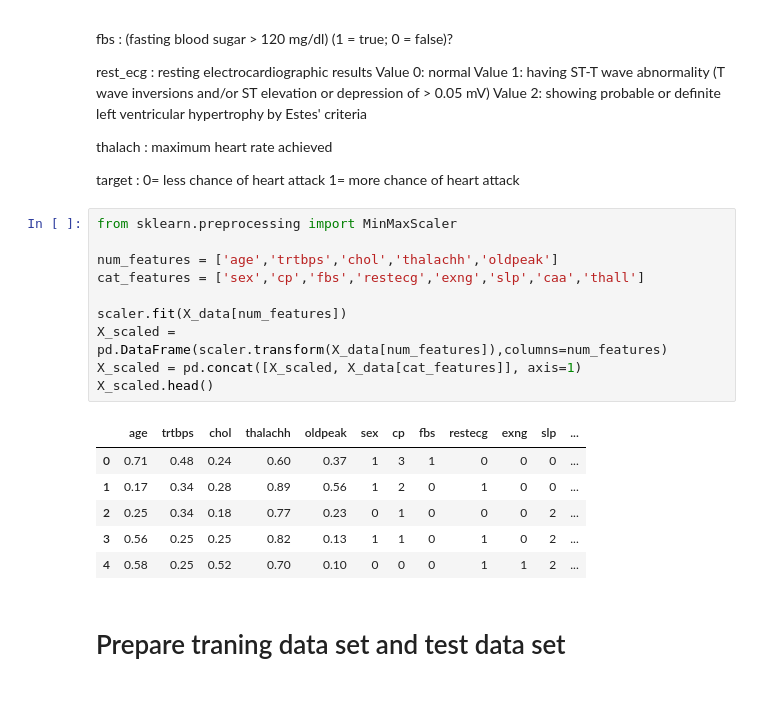
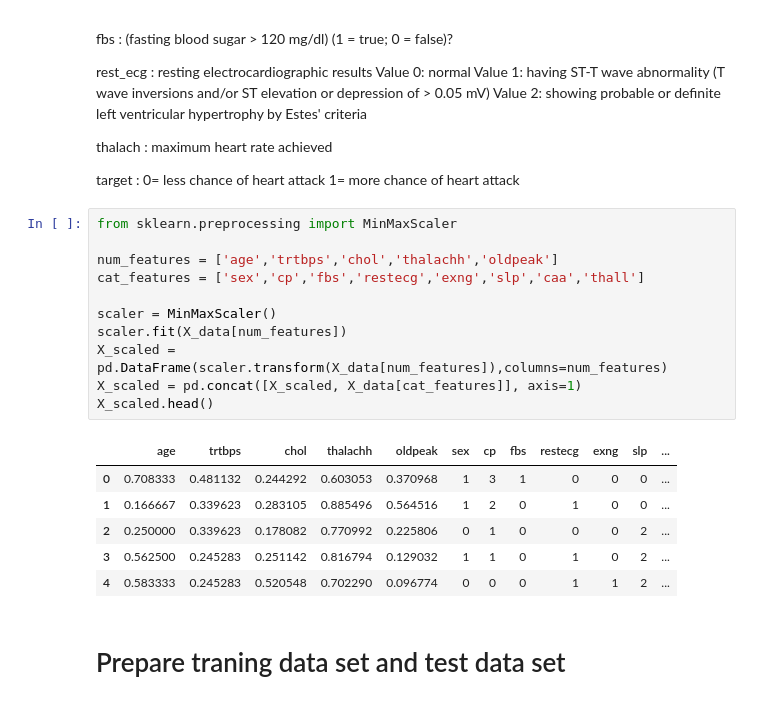
Before and after one commit to YouWeiChenPython/IMLP, a Jupyter notebook: Final Project/Heart attack predict.ipynb, the cells around one changed output. Cells and saved outputs as stored; diff of their text form.

```diff
--- a/Final Project/Heart attack predict.ipynb
+++ b/Final Project/Heart attack predict.ipynb
@@ -238,20 +240,21 @@ target : 0= less chance of heart attack 1= more chance of heart attack
 # %%
 from sklearn.preprocessing import MinMaxScaler
 
 num_features = ['age','trtbps','chol','thalachh','oldpeak']
 cat_features = ['sex','cp','fbs','restecg','exng','slp','caa','thall']
 
+scaler = MinMaxScaler()
 scaler.fit(X_data[num_features])
 X_scaled = pd.DataFrame(scaler.transform(X_data[num_features]),columns=num_features)
 X_scaled = pd.concat([X_scaled, X_data[cat_features]], axis=1)
 X_scaled.head()
 # %% [output]
 |  | age | trtbps | chol | thalachh | oldpeak | sex | cp | fbs | restecg | exng | slp | ... |
-| 0 | 0.71 | 0.48 | 0.24 | 0.60 | 0.37 | 1 | 3 | 1 | 0 | 0 | 0 | ... |
-| 1 | 0.17 | 0.34 | 0.28 | 0.89 | 0.56 | 1 | 2 | 0 | 1 | 0 | 0 | ... |
-| 2 | 0.25 | 0.34 | 0.18 | 0.77 | 0.23 | 0 | 1 | 0 | 0 | 0 | 2 | ... |
-| 3 | 0.56 | 0.25 | 0.25 | 0.82 | 0.13 | 1 | 1 | 0 | 1 | 0 | 2 | ... |
-| 4 | 0.58 | 0.25 | 0.52 | 0.70 | 0.10 | 0 | 0 | 0 | 1 | 1 | 2 | ... |
+| 0 | 0.708333 | 0.481132 | 0.244292 | 0.603053 | 0.370968 | 1 | 3 | 1 | 0 | 0 | 0 | ... |
+| 1 | 0.166667 | 0.339623 | 0.283105 | 0.885496 | 0.564516 | 1 | 2 | 0 | 1 | 0 | 0 | ... |
+| 2 | 0.250000 | 0.339623 | 0.178082 | 0.770992 | 0.225806 | 0 | 1 | 0 | 0 | 0 | 2 | ... |
+| 3 | 0.562500 | 0.245283 | 0.251142 | 0.816794 | 0.129032 | 1 | 1 | 0 | 1 | 0 | 2 | ... |
+| 4 | 0.583333 | 0.245283 | 0.520548 | 0.702290 | 0.096774 | 0 | 0 | 0 | 1 | 1 | 2 | ... |
 # %% [markdown]
 # Prepare traning data set and test data set
 # %%
```
Also changed, not shown: parts of 17 cells of this notebook, 1 other file.
